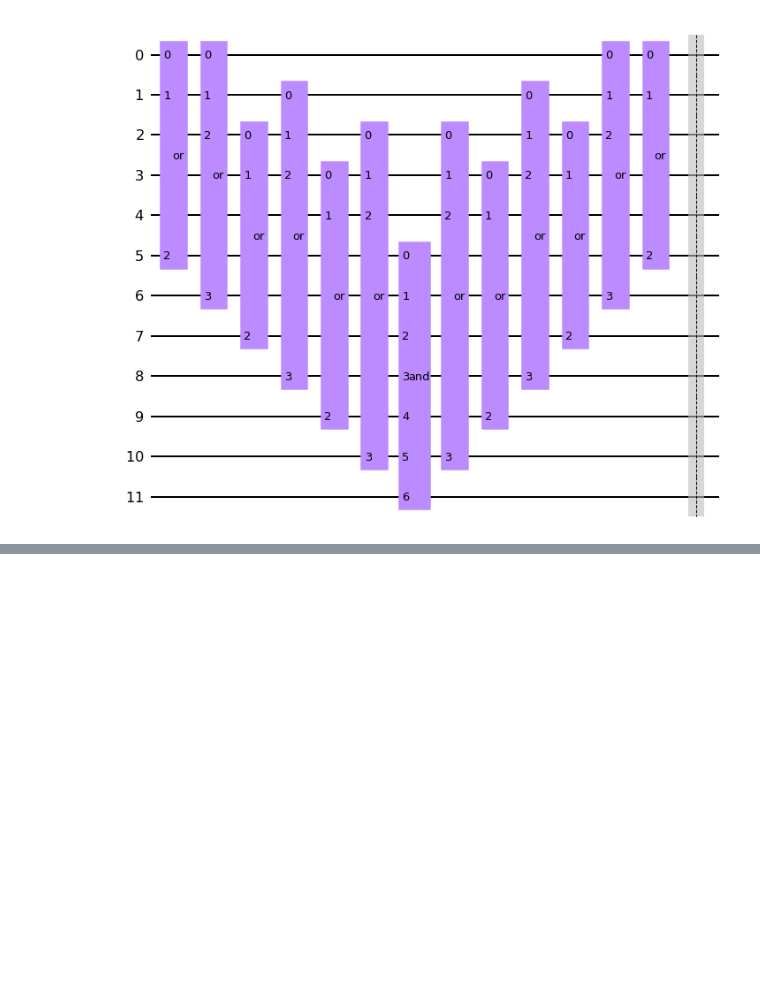
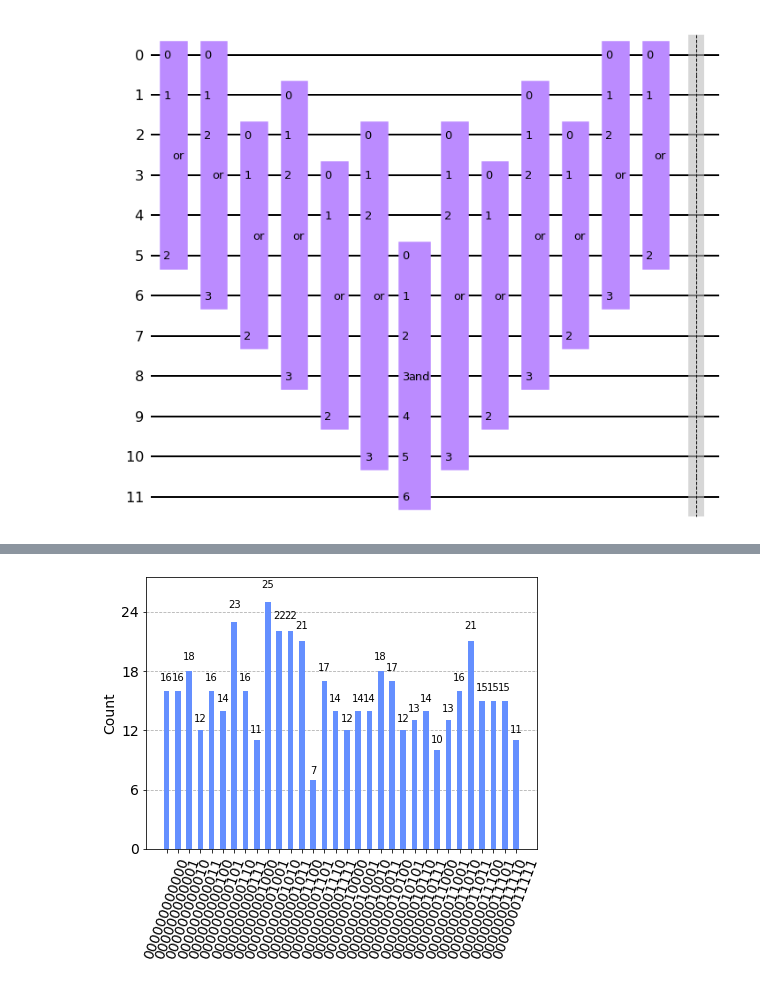
Before and after one commit to leonardeuler13/IQC_project, a Jupyter notebook: miniproject.ipynb, the cells around one changed output, grey strips where cells are left out. Cells and saved outputs as stored; diff of their text form; code cells hidden in the pictures; blank space fills up the shorter version.

```diff
--- a/miniproject.ipynb
+++ b/miniproject.ipynb
@@ -128,7 +96,0 @@ AttributeError: type object 'Bit' has no attribute 'Clbit'
-# %%
-sim_ideal = AerSimulator()  # construct simulator
-
-job_ideal = sim_ideal.run(transpile(full_circuit, sim_ideal), shots=1000)  # launch a job to run the circuit multiple times
-res_ideal = job_ideal.result()  # obtain results of a run
-counts_ideal = res_ideal.get_counts()  # obtain results of the measumerents
-plot_histogram(counts_ideal)
@@ -136,0 +128,26 @@ plot_histogram(counts_ideal)
+# %%
+sim_ideal = AerSimulator()  # construct simulator
+
+K = 50
+
+circuits = []
+circuits.append(full_circuit)
+
+for k in range(1,K):
+    circuits.append(circuits[-1].compose(oracle_gate.compose(reflection_gate)))
+
+circuits[0].draw('mpl')
+
+for circ in circuits:
+    circ = circ.measure(full_circuit.qubits[:5], full_circuit.clbits[:5])
+#circuits = [circ.measure(full_circuit.qubits[:5], full_circuit.clbits[:5]) for circ in circuits ]
+# %%
+counts = np.empty(K,dtype=object)
+for i in range(K):
+    job_ideal = sim_ideal.run(transpile(circuits[i], sim_ideal), shots=100)  # launch a job to run the circuit multiple times
+    res_ideal = job_ideal.result()  # obtain results of a run
+    counts[i] = res_ideal.get_counts()  # obtain results of the measumerents
+# %%
+plot_histogram(counts[14])
+# %% [output]
+[figure, added]
```
Also changed, not shown: parts of 14 cells of this notebook.
